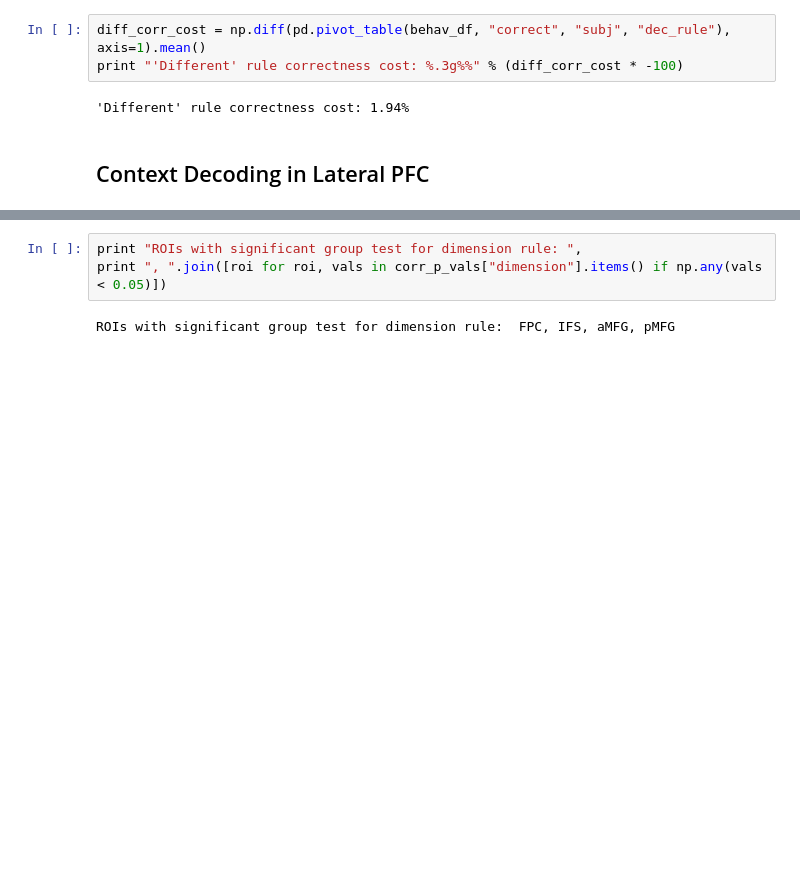
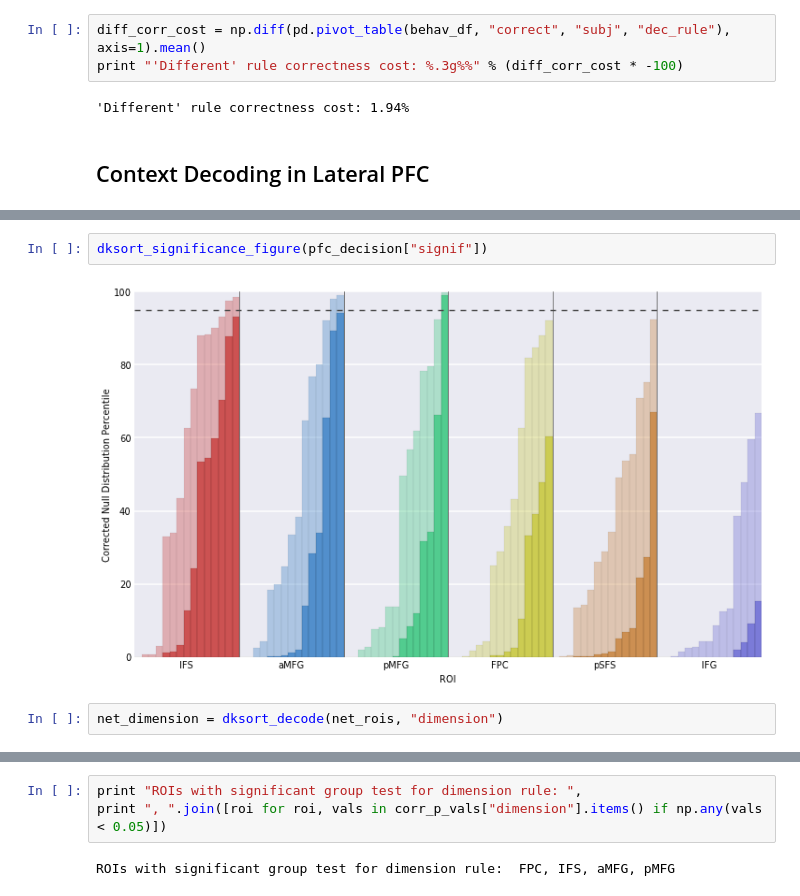
Before and after one commit to WagnerLabPapers/Waskom_JNeurosci_2014, a Jupyter notebook: DKsort_Neuron.ipynb, the cells around one changed output, grey strips where cells are left out. Saved outputs shown, nothing was run; the diff lists cells and outputs as text; blank space fills up the shorter version.

```diff
--- a/DKsort_Neuron.ipynb
+++ b/DKsort_Neuron.ipynb
@@ -487,0 +531,6 @@ pd.DataFrame(corr_p_vals["dimension"], index=frames * 2).T
+# %%
+dksort_significance_figure(pfc_decision["signif"])
+# %% [output]
+[figure, added]
+# %%
+net_dimension = dksort_decode(net_rois, "dimension")
```
Also changed, not shown: parts of 89 cells of this notebook.
